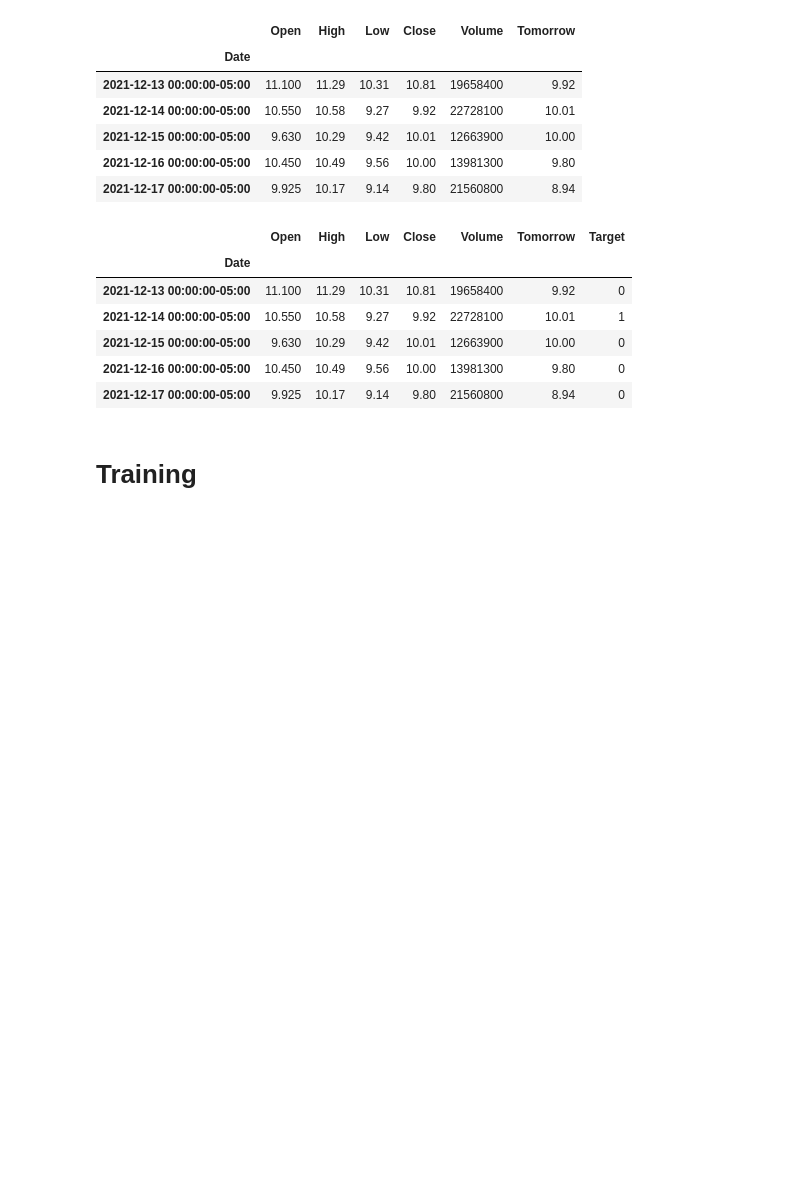
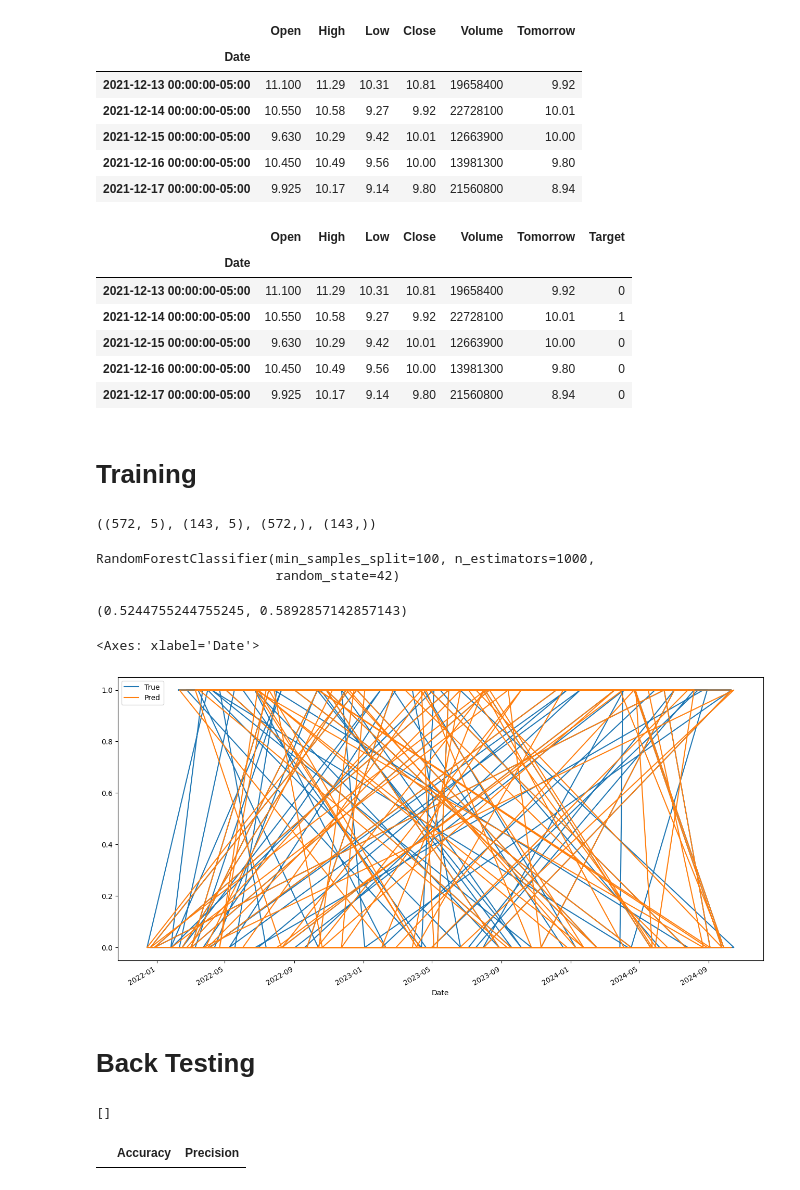
Before and after one commit to dapuentes/StockTimePredictor, a Jupyter notebook: ML_Nu.ipynb, the cells around one changed output. Drawn from its saved outputs; the diff is of its cells as text; code cells hidden in the pictures; blank space fills up the shorter version.

Commit message:
post primer modelo
primer modelo sin backtest

```diff
--- a/ML_Nu.ipynb
+++ b/ML_Nu.ipynb
@@ -106,0 +112,41 @@ data.head()
+# %%
+# array of features
+n_estimators = 1000
+min_samples_split = 100
+
+model = RandomForestClassifier(n_estimators= 1000, min_samples_split= 100, random_state=42)
+
+X = data[['Close', 'Volume', 'Open', 'High', 'Low']]
+
+y = data['Target']
+
+X_train, X_test, y_train, y_test = train_test_split(X, y, test_size=0.2, random_state=42)
+
+X_train.shape, X_test.shape, y_train.shape, y_test.shape
+# %% [output]
+((572, 5), (143, 5), (572,), (143,))
+# %%
+model.fit(X_train, y_train)
+# %% [output]
+RandomForestClassifier(min_samples_split=100, n_estimators=1000,
+                       random_state=42)
+# %%
+preds = model.predict(X_test)
+preds = pd.Series(preds, index=y_test.index)
+# %%
+# checking accuracy and precision
+accuracy = accuracy_score(y_test, preds)
+precision = precision_score(y_test, preds)
+
+accuracy, precision
+# %% [output]
+(0.5244755244755245, 0.5892857142857143)
+# %%
+combined = pd.concat([y_test, preds], axis=1)
+combined.columns = ['True', 'Pred']
+combined.plot(figsize=(16,8))
+# %% [output]
+<Axes: xlabel='Date'>
+[figure, added]
+# %% [markdown]
+# Back Testing
@@ -106,0 +178,12 @@ data.head()
+# %%
+# testing backtest
+results = backtest(data, model, X, start = 2500, step = 250)
+results
+# %% [output]
+[]
+# %%
+predictions = backtest(data, model, X)
+predictions_df = pd.DataFrame(predictions, columns=['Accuracy', 'Precision'])
+predictions_df
+# %% [output]
+|  | Accuracy | Precision |
```
Also changed, not shown: parts of 4 cells of this notebook.
